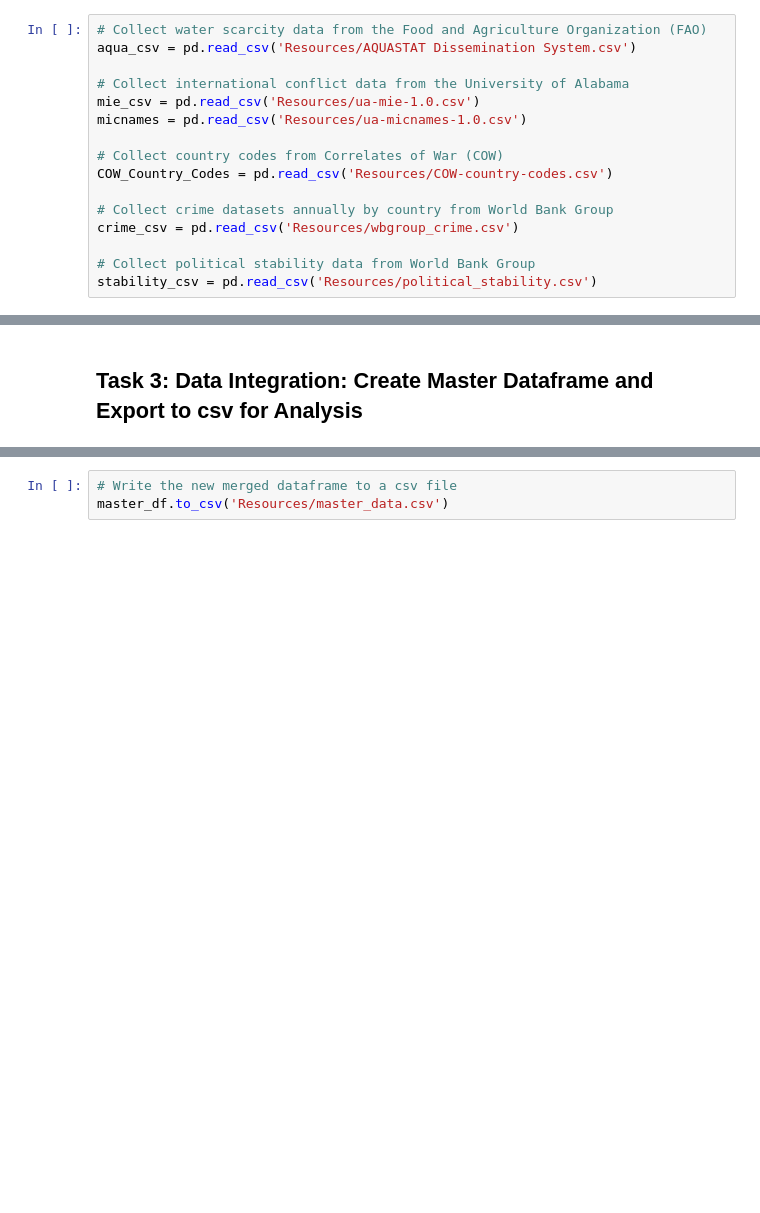
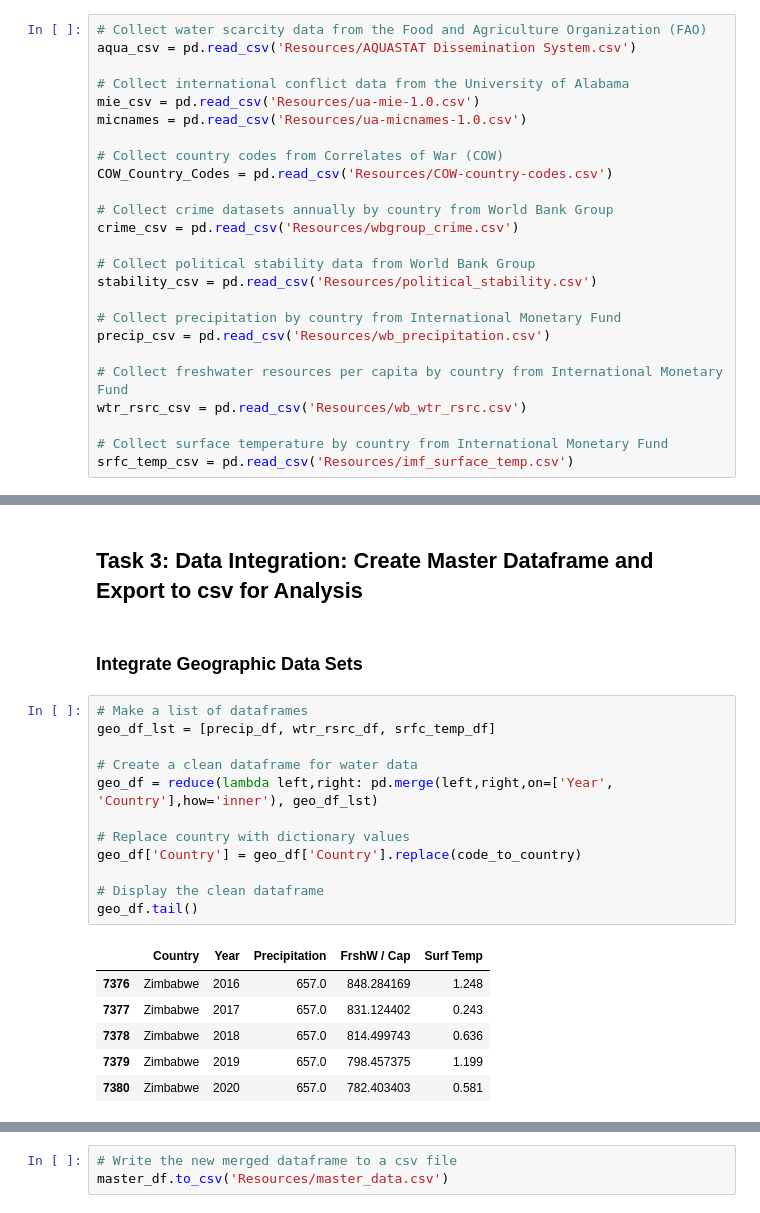
Before and after one commit to msmith150/Water-Conflict-Analysis, a Jupyter notebook: project1_data_cleanup.ipynb, the cells around one changed output, grey strips where cells are left out. Cells and saved outputs as stored; diff of their text form; blank space fills up the shorter version.

```diff
--- a/project1_data_cleanup.ipynb
+++ b/project1_data_cleanup.ipynb
@@ -52,6 +46,15 @@ crime_csv = pd.read_csv('Resources/wbgroup_crime.csv')
 
 # Collect political stability data from World Bank Group
 stability_csv = pd.read_csv('Resources/political_stability.csv')
+
+# Collect precipitation by country from International Monetary Fund
+precip_csv = pd.read_csv('Resources/wb_precipitation.csv')
+
+# Collect freshwater resources per capita by country from International Monetary Fund
+wtr_rsrc_csv = pd.read_csv('Resources/wb_wtr_rsrc.csv')
+
+# Collect surface temperature by country from International Monetary Fund
+srfc_temp_csv = pd.read_csv('Resources/imf_surface_temp.csv')
 # %% [markdown]
 ## Task 2: Data Cleanup
 # %% [markdown]
@@ -237,2 +257,23 @@ stability_df_clean.tail()
 # %% [markdown]
 ## Task 3: Data Integration: Create Master Dataframe and Export to csv for Analysis
+# %% [markdown]
+### Integrate Geographic Data Sets
+# %%
+# Make a list of dataframes
+geo_df_lst = [precip_df, wtr_rsrc_df, srfc_temp_df]
+
+# Create a clean dataframe for water data
+geo_df = reduce(lambda left,right: pd.merge(left,right,on=['Year', 'Country'],how='inner'), geo_df_lst)
+
+# Replace country with dictionary values
+geo_df['Country'] = geo_df['Country'].replace(code_to_country)
+
+# Display the clean dataframe
+geo_df.tail()
+# %% [output]
+|  | Country | Year | Precipitation | FrshW / Cap | Surf Temp |
+| 7376 | Zimbabwe | 2016 | 657.0 | 848.284169 | 1.248 |
+| 7377 | Zimbabwe | 2017 | 657.0 | 831.124402 | 0.243 |
+| 7378 | Zimbabwe | 2018 | 657.0 | 814.499743 | 0.636 |
+| 7379 | Zimbabwe | 2019 | 657.0 | 798.457375 | 1.199 |
+| 7380 | Zimbabwe | 2020 | 657.0 | 782.403403 | 0.581 |
```
Also changed, not shown: parts of 28 cells of this notebook, 11 other files.
